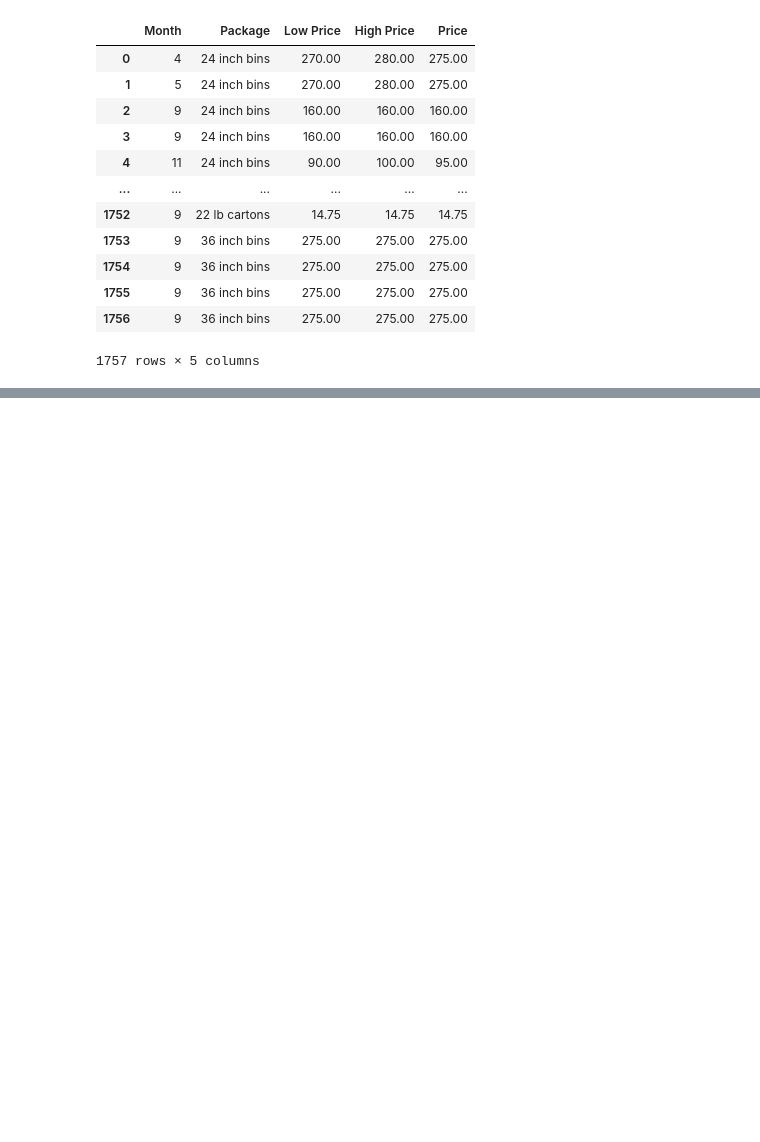
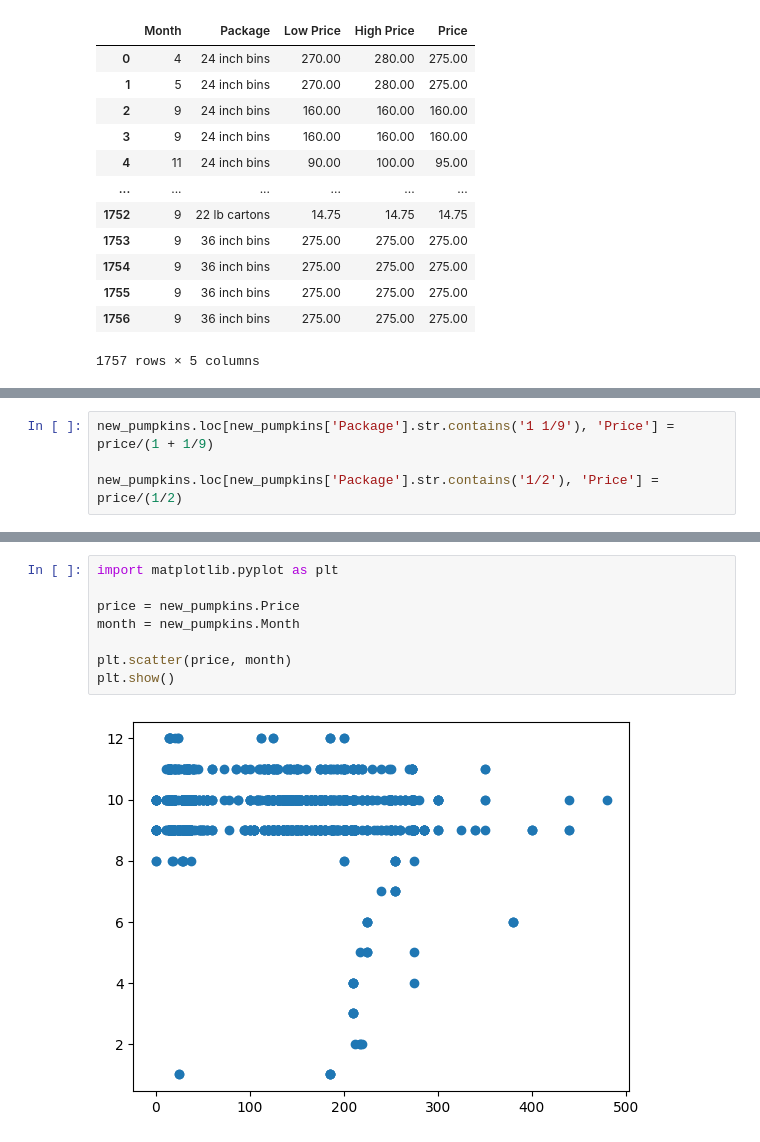
Before and after one commit to TheBangis/ML-4-Beginners-Arewa-Datascience, a Jupyter notebook: 2-Regression/2-Data/notebook.ipynb, the cells around one changed output, grey strips where cells are left out. Drawn from its saved outputs; the diff is of its cells as text; blank space fills up the shorter version.

```diff
--- a/2-Regression/2-Data/notebook.ipynb
+++ b/2-Regression/2-Data/notebook.ipynb
@@ -95,0 +98,4 @@ new_pumpkins
+# %%
+new_pumpkins.loc[new_pumpkins['Package'].str.contains('1 1/9'), 'Price'] = price/(1 + 1/9)
+
+new_pumpkins.loc[new_pumpkins['Package'].str.contains('1/2'), 'Price'] = price/(1/2)
@@ -95,0 +106,10 @@ new_pumpkins
+# %%
+import matplotlib.pyplot as plt
+
+price = new_pumpkins.Price
+month = new_pumpkins.Month
+
+plt.scatter(price, month)
+plt.show()
+# %% [output]
+[figure, added]
```
Also changed, not shown: parts of 4 cells of this notebook.
